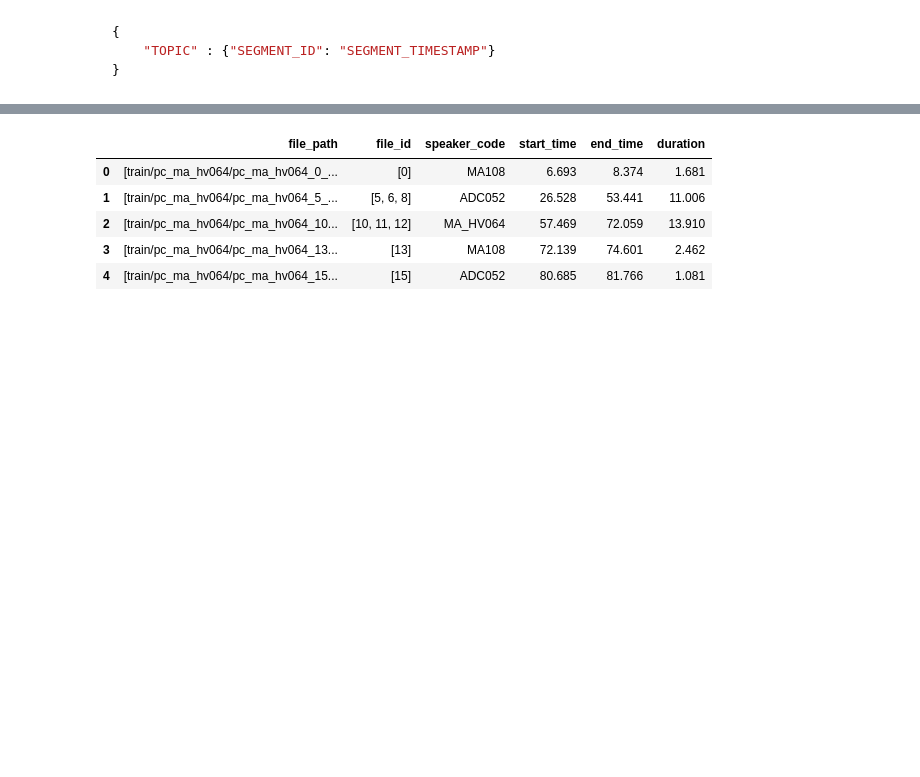
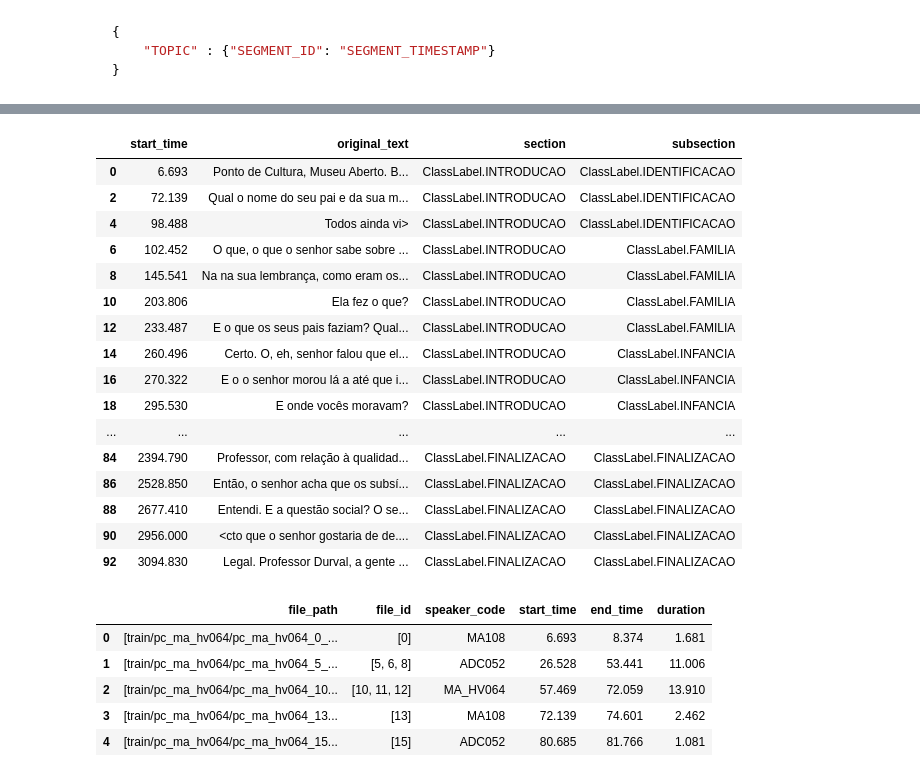
Before and after one commit to antonioMoreira/my-masters-degree, a Jupyter notebook: notebooks/mupe-dataset.ipynb, the cells around one changed output, grey strips where cells are left out. Cells and saved outputs as stored; diff of their text form; code cells hidden in the pictures; blank space fills up the shorter version.

```diff
--- a/notebooks/mupe-dataset.ipynb
+++ b/notebooks/mupe-dataset.ipynb
@@ -348,11 +348,11 @@ class QuestionMetadata(BaseModel):
     timestamp: str = Field(..., description="O timestamp original (ex: 00:06)")
 
 class SubSection(BaseModel):
-    subtitle: str = Field(..., description="O subtítulo do roteiro (ex: ## IDENTIFICAÇÃO)")
+    subtitle: str = Field(..., description="O subtítulo do roteiro (ex: IDENTIFICAÇÃO)")
     items: List[QuestionMetadata]
 
 class Section(BaseModel):
-    title: str = Field(..., description="O título principal do roteiro (ex: # INTRODUÇÃO)")
+    title: str = Field(..., description="O título principal do roteiro (ex: INTRODUÇÃO)")
     subsections: List[SubSection]
 
 class InterviewSegmentation(BaseModel):
@@ -412,6 +412,7 @@ def split_interview_questions(questions:str) -> InterviewSegmentation | None:
     2. Se um tema fugir do roteiro (ex: falar de faculdade na seção errada), aloque-o na seção semanticamente mais próxima (ex: faculdade -> Escola/Formação).
     3. **CRUCIAL**: Na saída, NÃO inclua o texto da pergunta. Retorne APENAS o 'id' e o 'timestamp' dentro da estrutura hierárquica correta.
     4. Mantenha a ordem cronológica original das perguntas dentro dos grupos.
+    5. Não utilize caracteres de marcação Markdown (ex: #, ##, etc) nos títulos e subtítulos.
 
     ROTEIRO BASE:
     {roteiro_entrevista_md}
@@ -475,0 +474,14 @@ questions_parsed = split_interview_questions("\n".join(questions))
+# %%
+class ClassLabel(str, Enum):
+    INTRODUCAO = "INTRODUÇÃO"
+    IDENTIFICACAO = "IDENTIFICAÇÃO"
+    INFANCIA = "INFÂNCIA"
+    ESCOLA = "ESCOLA"
+    JUVENTUDE = "JUVENTUDE"
+    DESENVOLVIMENTO = "DESENVOLVIMENTO"
+    TRABALHO_COMERCIO = "TRABALHO/ COMÉRCIO"
+    FINALIZACAO = "FINALIZAÇÃO"
+
+
+VALID_CLASS_VALUES = {label.value for label in ClassLabel}
+VALID_CLASS_VALUES
@@ -476,3 +555,75 @@ questions_parsed = split_interview_questions("\n".join(questions))
+# %%
+def classify_questions(
+    questions_parsed: InterviewSegmentation,
+    inter_questions: pd.DataFrame,
+    level: str | None = None,
+) -> pd.DataFrame:
+    """
+    Attach classification columns to the questions DataFrame.
+
+    Parameters
+    ----------
+    questions_parsed : InterviewSegmentation
+        Parsed segmentation object.
+    inter_questions : pd.DataFrame
+        DataFrame with questions; its index must correspond to the parsed IDs.
+    level : str | None, optional
+        If "section", only adds a 'section' column.
+        If "subsection", only adds a 'subsection' column.
+        If None (default), adds both.
+
+    Returns
+    -------
+    pd.DataFrame
+        Copy of inter_questions with classification columns.
+    """
+    if level not in {"section", "subsection", None}:
+        raise ValueError("level must be 'section', 'subsection', or None")
+
+    id2cls: dict[int, tuple[ClassLabel, ClassLabel, str]] = {}
+    for seg in questions_parsed.segments:
+        for sub in seg.subsections:
+            for item in sub.items:
+                id2cls[item.id] = (
+                    ClassLabel(seg.title),
+                    ClassLabel(sub.subtitle),
+                    item.timestamp,
+                )
+
+    missing = set(inter_questions.index) - set(id2cls.keys())
+    if missing:
+        raise ValueError(f"Unclassified question ids: {sorted(missing)}")
+
+    df = inter_questions.copy()
+    if level in (None, "section"):
+        df["section"] = df.index.map(lambda i: id2cls[i][0])
+    if level in (None, "subsection"):
+        df["subsection"] = df.index.map(lambda i: id2cls[i][1])
+    return df
+
+classify_questions(
+    questions_parsed=questions_parsed,
+    inter_questions=inter_questions,
+    level=None
+)
+# %% [output]
+|  | start_time | original_text | section | subsection |
+| 0 | 6.693 | Ponto de Cultura, Museu Aberto. B... | ClassLabel.INTRODUCAO | ClassLabel.IDENTIFICACAO |
+| 2 | 72.139 | Qual o nome do seu pai e da sua m... | ClassLabel.INTRODUCAO | ClassLabel.IDENTIFICACAO |
+| 4 | 98.488 | Todos ainda vi> | ClassLabel.INTRODUCAO | ClassLabel.IDENTIFICACAO |
+| 6 | 102.452 | O que, o que o senhor sabe sobre ... | ClassLabel.INTRODUCAO | ClassLabel.FAMILIA |
+| 8 | 145.541 | Na na sua lembrança, como eram os... | ClassLabel.INTRODUCAO | ClassLabel.FAMILIA |
+| 10 | 203.806 | Ela fez o que? | ClassLabel.INTRODUCAO | ClassLabel.FAMILIA |
+| 12 | 233.487 | E o que os seus pais faziam? Qual... | ClassLabel.INTRODUCAO | ClassLabel.FAMILIA |
+| 14 | 260.496 | Certo. O, eh, senhor falou que el... | ClassLabel.INTRODUCAO | ClassLabel.INFANCIA |
+| 16 | 270.322 | E o o senhor morou lá a até que i... | ClassLabel.INTRODUCAO | ClassLabel.INFANCIA |
+| 18 | 295.530 | E onde vocês moravam? | ClassLabel.INTRODUCAO | ClassLabel.INFANCIA |
+| ... | ... | ... | ... | ... |
+| 84 | 2394.790 | Professor, com relação à qualidad... | ClassLabel.FINALIZACAO | ClassLabel.FINALIZACAO |
+| 86 | 2528.850 | Então, o senhor acha que os subsí... | ClassLabel.FINALIZACAO | ClassLabel.FINALIZACAO |
+| 88 | 2677.410 | Entendi. E a questão social? O se... | ClassLabel.FINALIZACAO | ClassLabel.FINALIZACAO |
+| 90 | 2956.000 | <cto que o senhor gostaria de de.... | ClassLabel.FINALIZACAO | ClassLabel.FINALIZACAO |
+| 92 | 3094.830 | Legal. Professor Durval, a gente ... | ClassLabel.FINALIZACAO | ClassLabel.FINALIZACAO |
 # %%
 display(df_agg.head(5))
 time_constrain = df_agg['start_time'].shift(-1) - df_agg["end_time"]
```
Also changed, not shown: parts of 6 cells of this notebook, 3 other files.
